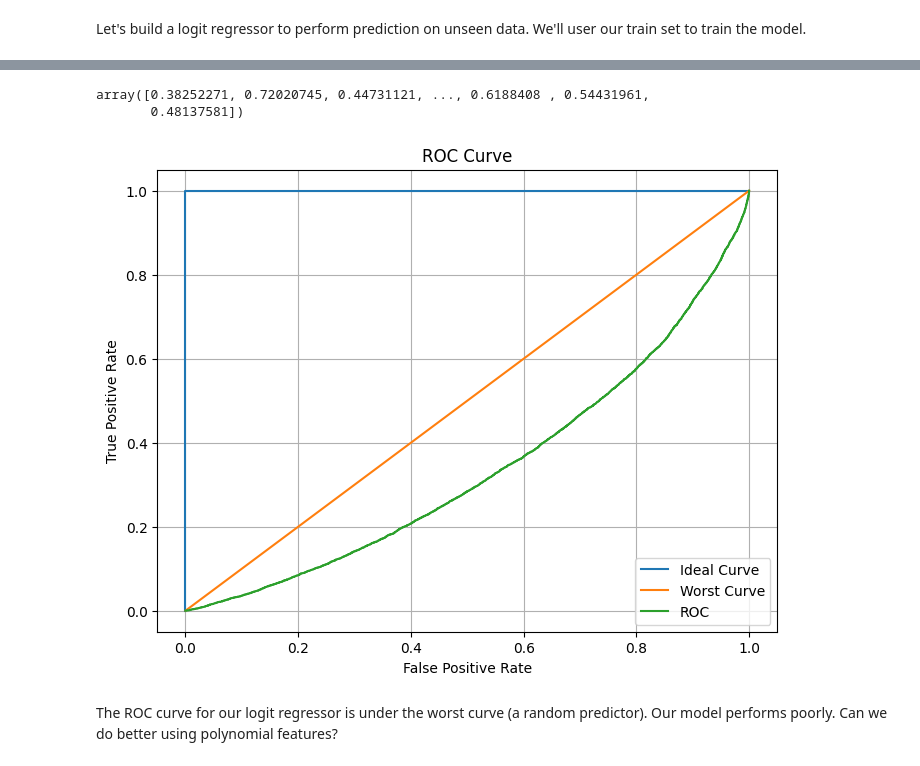
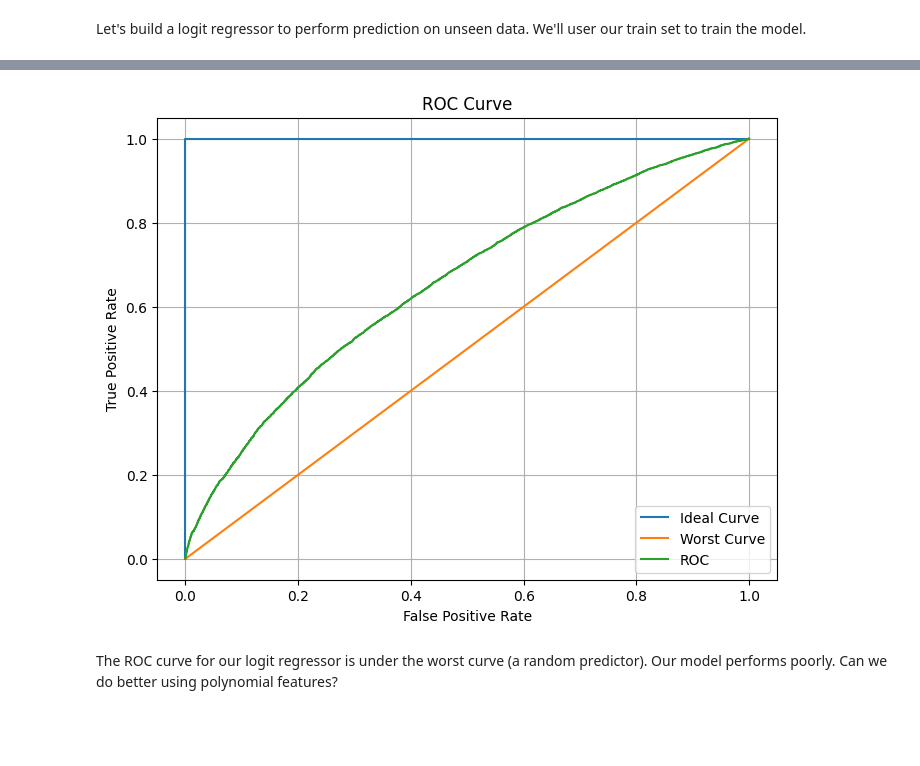
Before and after one commit to weiss25r/Data-analysis-of-diabetic-patients-readmissions-in-hospitals, a Jupyter notebook: main.ipynb, the cells around one changed output, grey strips where cells are left out. Drawn from its saved outputs; the diff is of its cells as text; code cells hidden in the pictures; blank space fills up the shorter version.

```diff
--- a/main.ipynb
+++ b/main.ipynb
@@ -772,3 +774,4 @@ from sklearn.metrics import roc_curve, roc_auc_score
 log_regr = LogisticRegression(penalty=None).fit(train_set, y_train)
 # %%
 y_pred = log_regr.predict(test_set) #treshold of 0.5
+y_score = log_regr.predict_proba(test_set)
@@ -791,28 +790,23 @@ scores_df
-# %%
-log_regr.predict_proba(test_set)[:, 0]
-# %% [output]
-array([0.38252271, 0.72020745, 0.44731121, ..., 0.6188408 , 0.54431961,
-       0.48137581])
 # %%
-fpr, tpr, thresholds = roc_curve(y_true=y_test, y_score=log_regr.predict_proba(test_set)[:, 0])
+fpr, tpr, thresholds = roc_curve(y_true=y_test, y_score=y_score[:, 1])
 worst_curve = np.linspace(0,1,100)
 ideal_curve = np.ones(100)
 
 plt.figure(figsize = (8, 6))
 plt.plot([0]+list(worst_curve),[0]+list(ideal_curve))
 plt.plot(worst_curve, worst_curve)
 plt.plot(fpr,tpr)
 
 plt.grid()
 plt.xlabel('False Positive Rate')
 plt.ylabel('True Positive Rate')
 plt.title('ROC Curve')
 
 plt.legend(['Ideal Curve','Worst Curve', 'ROC'])
 
 plt.show()
 # %% [output]
-[figure, old version]
+[figure, new version]
 # %% [markdown]
 The ROC curve for our logit regressor is under the worst curve (a random predictor). Our model performs poorly. Can we do better using polynomial features?
 # %% [markdown]
```
Also changed, not shown: parts of 60 cells of this notebook.
